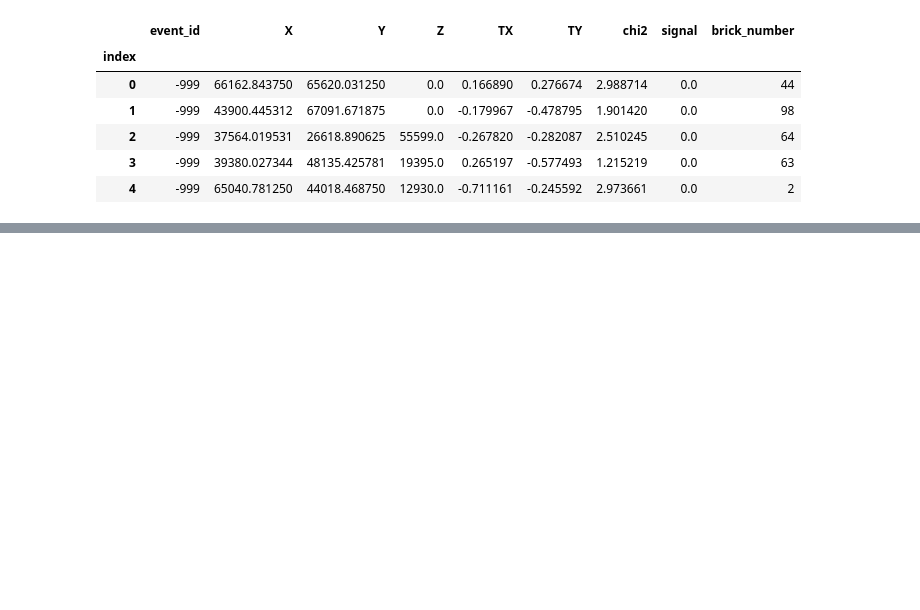
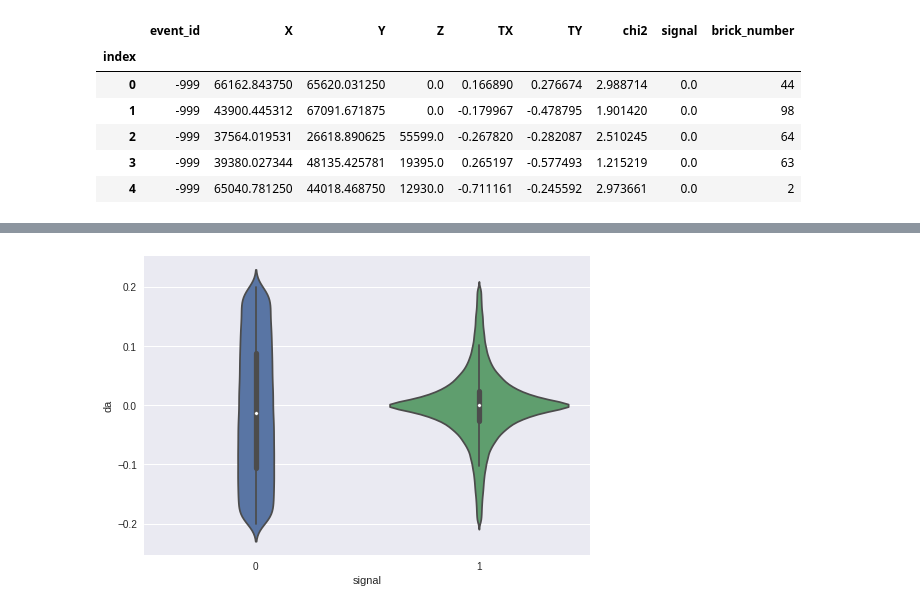
Before and after one commit to PhySci/darkMatter, a Jupyter notebook: first.ipynb, the cells around one changed output, grey strips where cells are left out. Drawn from its saved outputs; the diff is of its cells as text; code cells hidden in the pictures; blank space fills up the shorter version.

```diff
--- a/first.ipynb
+++ b/first.ipynb
@@ -166,0 +98,4 @@ for brickId, brick in train.groupby('brick_number'):
+# %%
+sns.violinplot(y="da", x = "signal", data=fdf, split=True);
+# %% [output]
+[figure, added]
```
Also changed, not shown: parts of 19 cells of this notebook.
